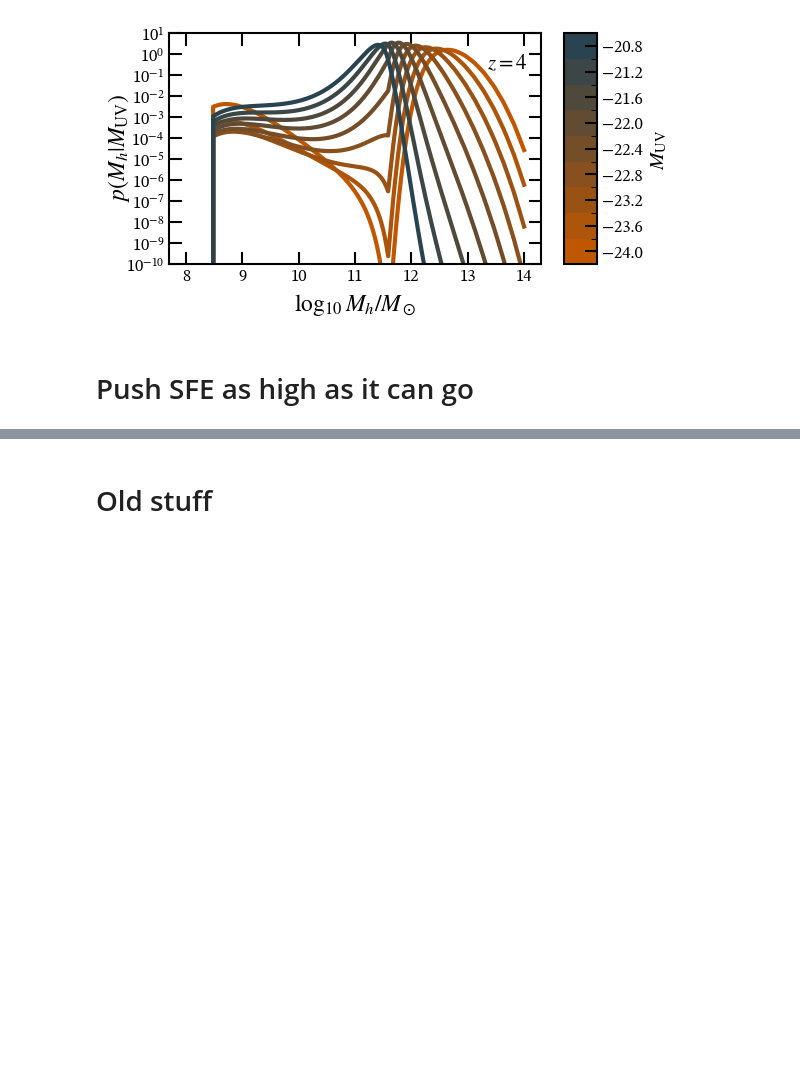
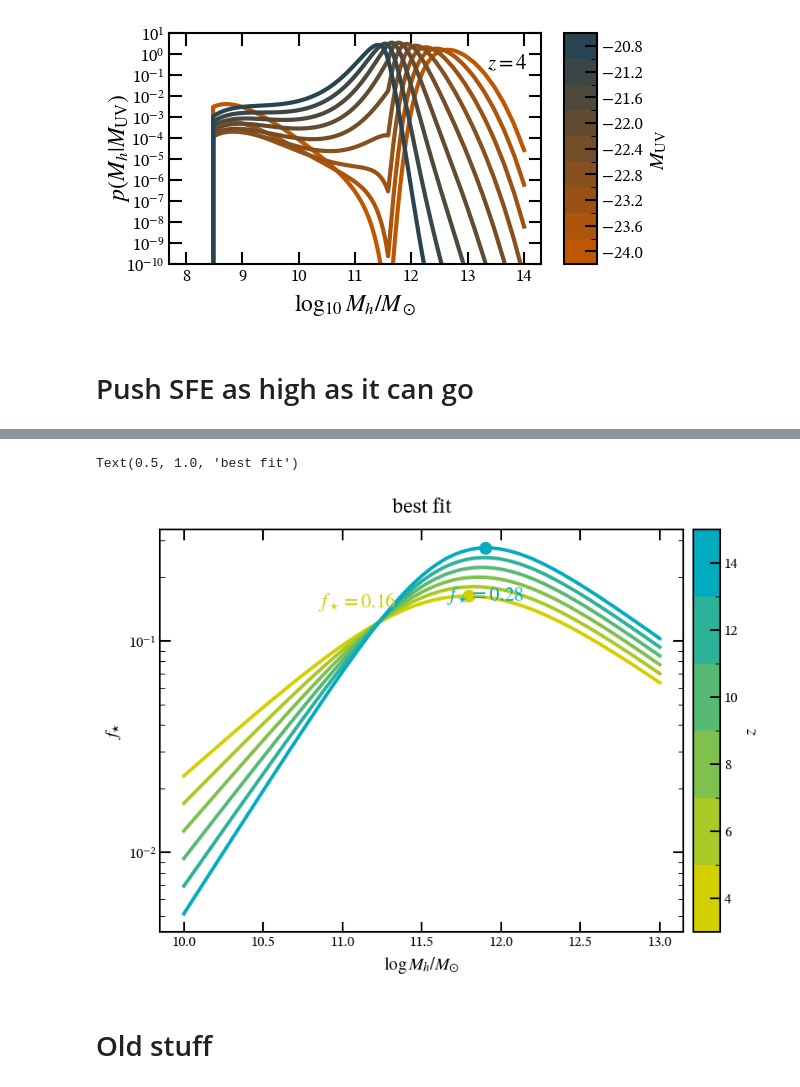
Before and after one commit to ebregou/modeling_stochasticity, a Jupyter notebook: notebooks/visualize_results.ipynb, the cells around one changed output, grey strips where cells are left out. Drawn from its saved outputs; the diff is of its cells as text; code cells hidden in the pictures; blank space fills up the shorter version.

```diff
--- a/notebooks/visualize_results.ipynb
+++ b/notebooks/visualize_results.ipynb
@@ -307,0 +262,8 @@ array([[-0.93836709, -0.03702044],
+# %%
+test_fit = [0.87, 0.05, 11.71, 0, -0.71, 0.02, 0.17, 0.17, -0.86]
+# %%
+sfe_high, sfe_ax = eplots.sfe_shape_diff_z(my_UVLF, param_values = test_fit, zs = np.arange(4, 16, 2), id_max = True)
+sfe_ax.set_title(r'best fit')
+# %% [output]
+Text(0.5, 1.0, 'best fit')
+[figure, added]
```
Also changed, not shown: parts of 10 cells of this notebook, 2 other files.
